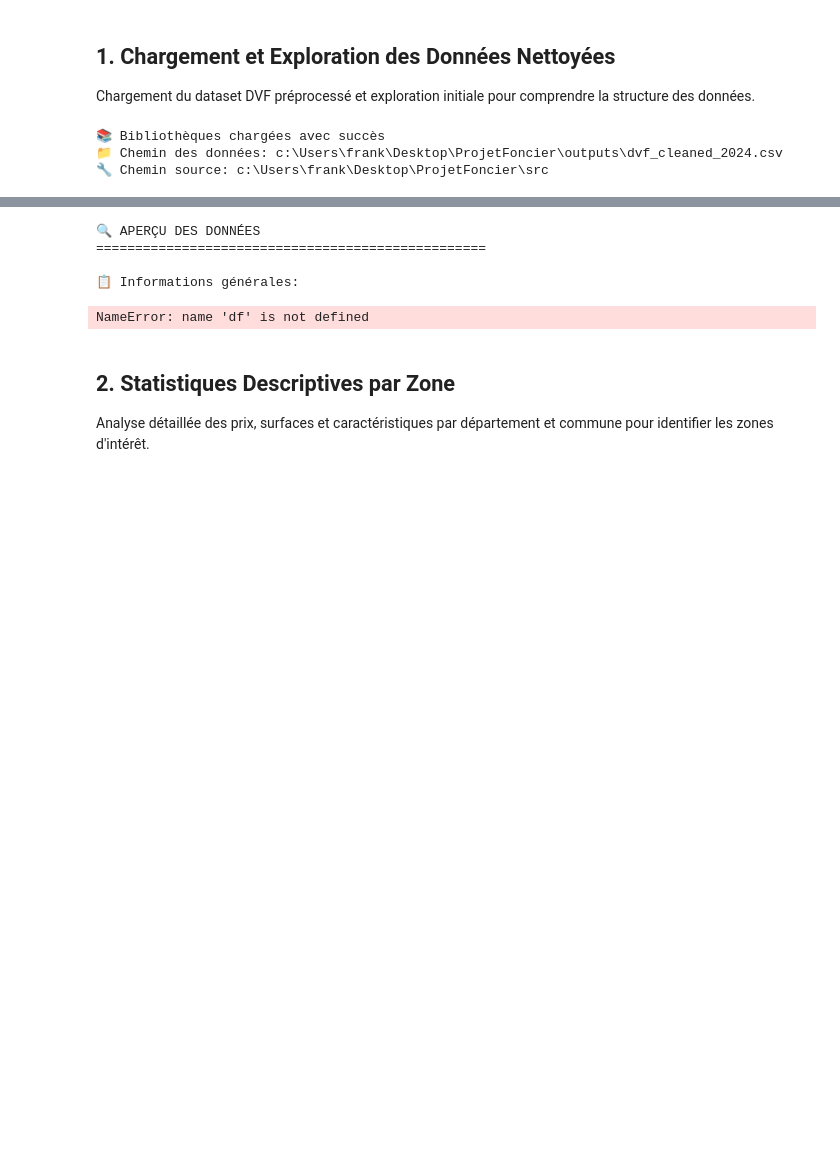
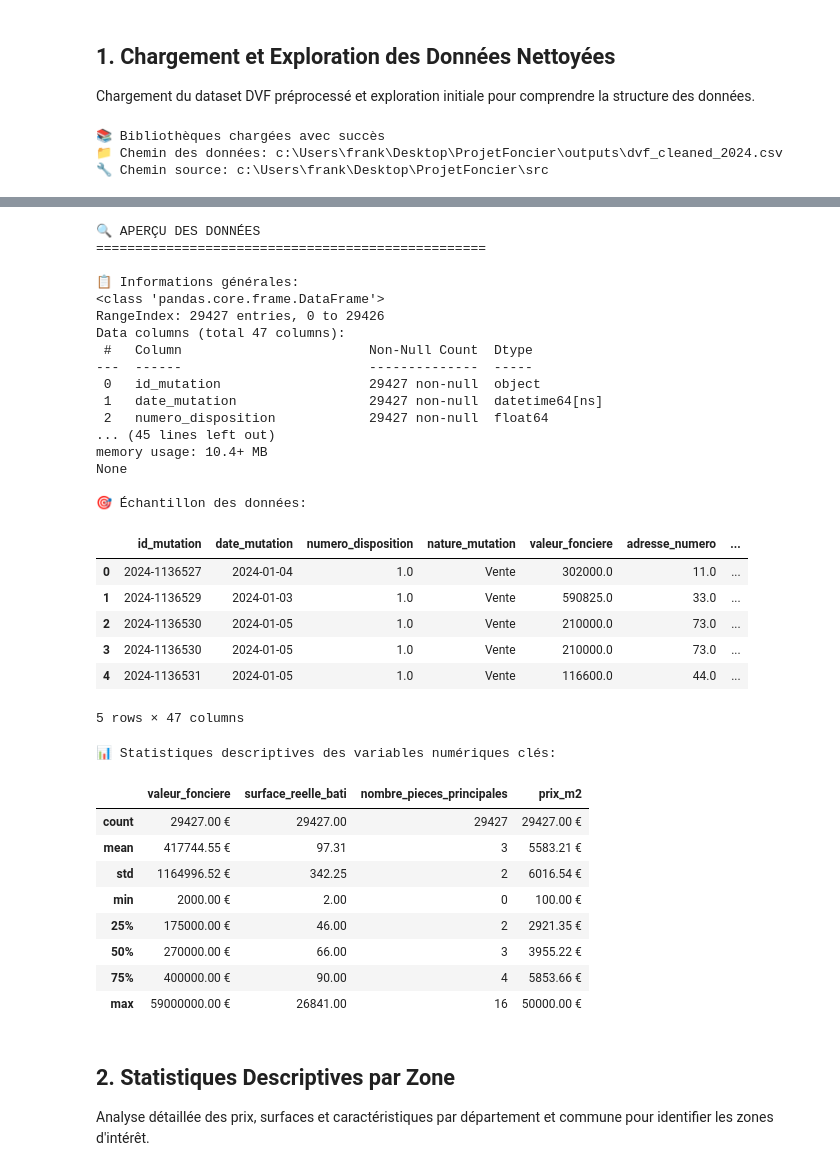
Before and after one commit to frankigoes6/ProjetFoncier, a Jupyter notebook: notebooks/02_application_investisseur.ipynb, the cells around one changed output, grey strips where cells are left out. Cells and saved outputs as stored; diff of their text form; code cells hidden in the pictures; blank space fills up the shorter version.

```diff
--- a/notebooks/02_application_investisseur.ipynb
+++ b/notebooks/02_application_investisseur.ipynb
@@ -90,21 +92,56 @@ Vérifiez que le preprocessing a été effectué (notebook 01_preprocessing.ipyn
 # %%
 # Exploration initiale des données
 print("🔍 APERÇU DES DONNÉES")
 print("=" * 50)
 print("\n📋 Informations générales:")
 print(df.info())
 
 print("\n🎯 Échantillon des données:")
 display(df.head())
 
 print("\n📊 Statistiques descriptives des variables numériques clés:")
-display(df[['valeur_fonciere', 'surface_reelle_bati', 'nombre_pieces_principales', 'prix_m2']].describe())
+desc = df[['valeur_fonciere', 'surface_reelle_bati', 'nombre_pieces_principales', 'prix_m2']].describe().style.format({
+    'valeur_fonciere': '{:,.2f} €'.replace(',', ' '),
+    'surface_reelle_bati': '{:,.2f}'.replace(',', ' '),
+    'nombre_pieces_principales': '{:,.0f}'.replace(',', ' '),
+    'prix_m2': '{:,.2f} €'.replace(',', ' ')
+})
+display(desc)
 # %% [output]
 🔍 APERÇU DES DONNÉES
 ==================================================
 
 📋 Informations générales:
+<class 'pandas.core.frame.DataFrame'>
+RangeIndex: 29427 entries, 0 to 29426
+Data columns (total 47 columns):
+ #   Column                        Non-Null Count  Dtype
+---  ------                        --------------  -----
+ 0   id_mutation                   29427 non-null  object
+ 1   date_mutation                 29427 non-null  datetime64[ns]
+ 2   numero_disposition            29427 non-null  float64
+... (45 lines left out)
+memory usage: 10.4+ MB
+None
+
+🎯 Échantillon des données:
+|  | id_mutation | date_mutation | numero_disposition | nature_mutation | valeur_fonciere | adresse_numero | ... |
+| 0 | 2024-1136527 | 2024-01-04 | 1.0 | Vente | 302000.0 | 11.0 | ... |
+| 1 | 2024-1136529 | 2024-01-03 | 1.0 | Vente | 590825.0 | 33.0 | ... |
+| 2 | 2024-1136530 | 2024-01-05 | 1.0 | Vente | 210000.0 | 73.0 | ... |
+| 3 | 2024-1136530 | 2024-01-05 | 1.0 | Vente | 210000.0 | 73.0 | ... |
+| 4 | 2024-1136531 | 2024-01-05 | 1.0 | Vente | 116600.0 | 44.0 | ... |
-NameError: name 'df' is not defined
+5 rows × 47 columns
+📊 Statistiques descriptives des variables numériques clés:
+|  | valeur_fonciere | surface_reelle_bati | nombre_pieces_principales | prix_m2 |
+| count | 29427.00 € | 29427.00 | 29427 | 29427.00 € |
+| mean | 417744.55 € | 97.31 | 3 | 5583.21 € |
+| std | 1164996.52 € | 342.25 | 2 | 6016.54 € |
+| min | 2000.00 € | 2.00 | 0 | 100.00 € |
+| 25% | 175000.00 € | 46.00 | 2 | 2921.35 € |
+| 50% | 270000.00 € | 66.00 | 3 | 3955.22 € |
+| 75% | 400000.00 € | 90.00 | 4 | 5853.66 € |
+| max | 59000000.00 € | 26841.00 | 16 | 50000.00 € |
 # %% [markdown]
 ## 2. Statistiques Descriptives par Zone
 
```
Also changed, not shown: parts of 14 cells of this notebook, 1 other file.
